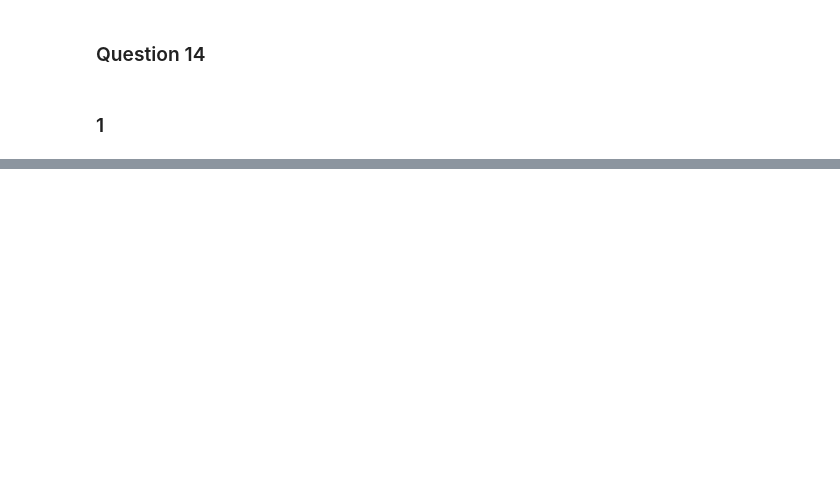
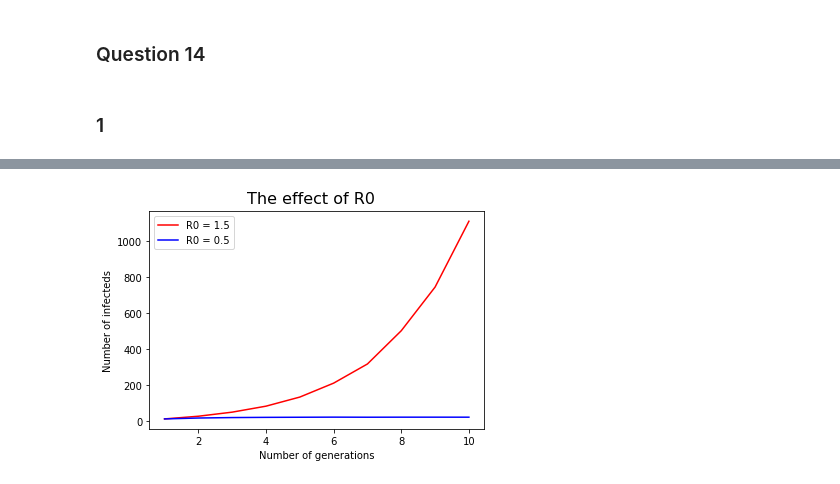
Before and after one commit to dvir019/Introduction_to_Data_Analysis-HW2, a Jupyter notebook: HW2_212234637_324270883.ipynb, the cells around one changed output, grey strips where cells are left out. Drawn from its saved outputs; the diff is of its cells as text; code cells hidden in the pictures; blank space fills up the shorter version.

```diff
--- a/HW2_212234637_324270883.ipynb
+++ b/HW2_212234637_324270883.ipynb
@@ -213,0 +236,43 @@ simulations_plot.set(title=f"Histogram of {num_sim} simulations containing {num_
+# %%
+def run_simulations_from_1_to_10(num_sim, num_initial, prob_infect, num_meet):
+    ''' Runs 10 sets of simulations with num_generations ranging from 1 to 10,
+        and returns an array contains the average of each infecteds. '''
+    average_infecteds = np.empty(10)
+    for num_generations in np.arange(1, 11):
+        infecteds_count_array = run_covid_simulations(num_sim, num_initial, num_generations, prob_infect, num_meet)
+        average_infecteds[num_generations - 1] = infecteds_count_array.mean()
+    return average_infecteds
+# %%
+# Set parameters for R0 = 0.5
+prob_infect_R0_smaller_than_1 = 0.05
+num_meet_R0_smaller_than_1 = 10
+
+# Get the average infecteds count corresponding to R0 = 0.5
+average_infecteds_R0_smaller_than_1 = run_simulations_from_1_to_10(num_sim, num_initial,
+                                                                   prob_infect_R0_smaller_than_1,
+                                                                   num_meet_R0_smaller_than_1)
+# %%
+# Set parameters for R0 = 1.5
+prob_infect_R0_bigger_than_1 = 0.15
+num_meet_R0_bigger_than_1 = 10
+
+# Get the average infecteds count corresponding to R0 = 1.5
+average_infecteds_R0_bigger_than_1 = run_simulations_from_1_to_10(num_sim, num_initial,
+                                                                     prob_infect_R0_bigger_than_1,
+                                                                     num_meet_R0_bigger_than_1)
+# %%
+# Create the data frame
+infecteds_average_df = pd.DataFrame({'generation':np.arange(1, 11),
+                                     'small_R0':average_infecteds_R0_smaller_than_1,
+                                     'big_R0':average_infecteds_R0_bigger_than_1})
+# %%
+# Plot the results
+infected_line_plot = sns.lineplot(data=infecteds_average_df, x='generation', y='big_R0', label='R0 = 1.5', color='red')
+sns.lineplot(data=infecteds_average_df, x='generation', y='small_R0', label='R0 = 0.5', color='blue')
+infected_line_plot.set(xlabel='Number of generations', ylabel='Number of infecteds')
+infected_line_plot.figure.suptitle('The effect of R0', fontsize=16, y=0.95)
+
+# Show plot and clean output
+plt.show()
+# %% [output]
+[figure, added]
```
Also changed, not shown: parts of 12 cells of this notebook.
